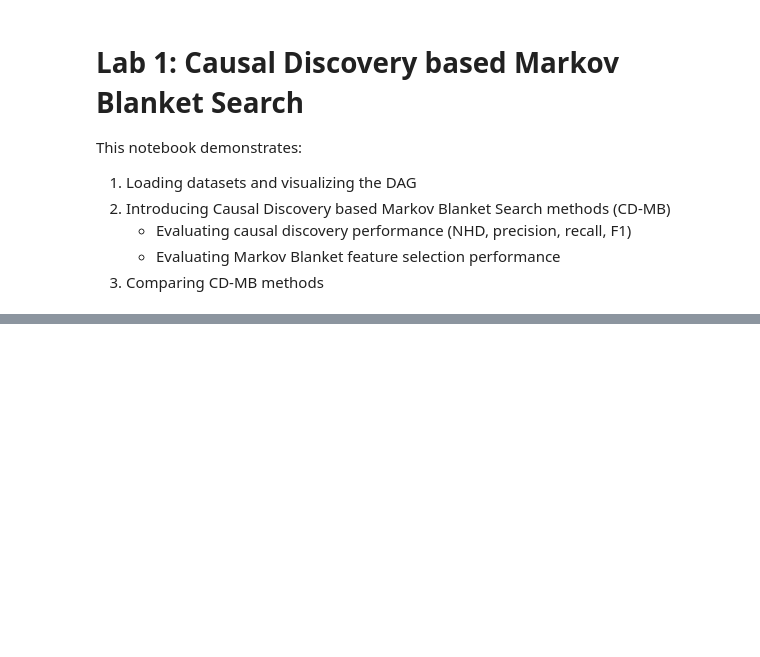
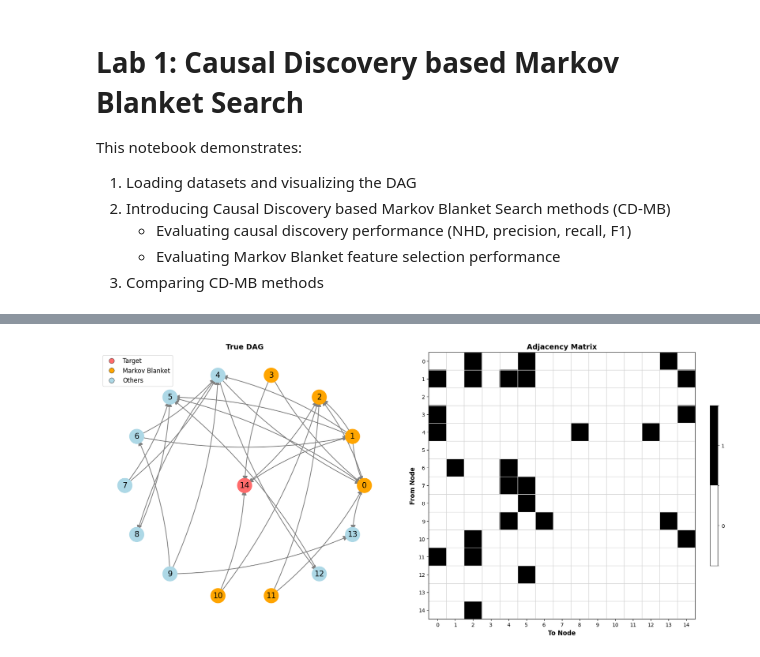
Before and after one commit to Shu-Wan/CSE472-blanket-challenge, a Jupyter notebook: labs/01_causal_discovery/lab1_group7.ipynb, the cells around one changed output, grey strips where cells are left out. Drawn from its saved outputs; the diff is of its cells as text; code cells hidden in the pictures; blank space fills up the shorter version.

```diff
--- a/labs/01_causal_discovery/lab1_group7.ipynb
+++ b/labs/01_causal_discovery/lab1_group7.ipynb
@@ -19,16 +15,0 @@ This notebook demonstrates:
-# %%
-import matplotlib.pyplot as plt
-import networkx as nx
-import numpy as np
-import seaborn as sns
-
-# Causal discovery
-from causallearn.search.ConstraintBased.PC import pc
-from causallearn.utils.cit import fisherz
-from datasets import load_dataset
-
-
-from sklearn.metrics import f1_score, precision_score, recall_score
-# Set random seed for reproducibility
-np.random.seed(42)
-sns.set_style('whitegrid')
@@ -753,0 +48,5 @@ Oracle 1796.759325897121
+# %%
+# Load dataset
+datasets = load_dataset(path="CSE472-blanket-challenge/phase1-dataset", split="train")
+
+datasets.features
@@ -753,0 +65,24 @@ Oracle 1796.759325897121
+# %%
+example = datasets[70]
+X = np.asarray(example["X"])
+y = np.asarray(example["y"])
+adj_mat = np.asarray(example["adjacency_matrix"])
+num_nodes = example["num_nodes"]
+density = example["density"]
+mb = np.asarray(example["feature_mask"])
+# %%
+# Visualize True DAG and Adjacency Matrix
+fig, axes = plt.subplots(1, 2, figsize=(17, 8), constrained_layout=True)
+
+plot_graph(adj_mat, figsize=(5, 5), ax=axes[0], title="True DAG")
+
+plot_adjmat(
+    adj_mat,
+    title="Adjacency Matrix",
+    figsize=(5, 5),
+    ax=axes[1],
+)
+
+plt.show()
+# %% [output]
+[figure, added]
```
Also changed, not shown: parts of 74 cells of this notebook.
